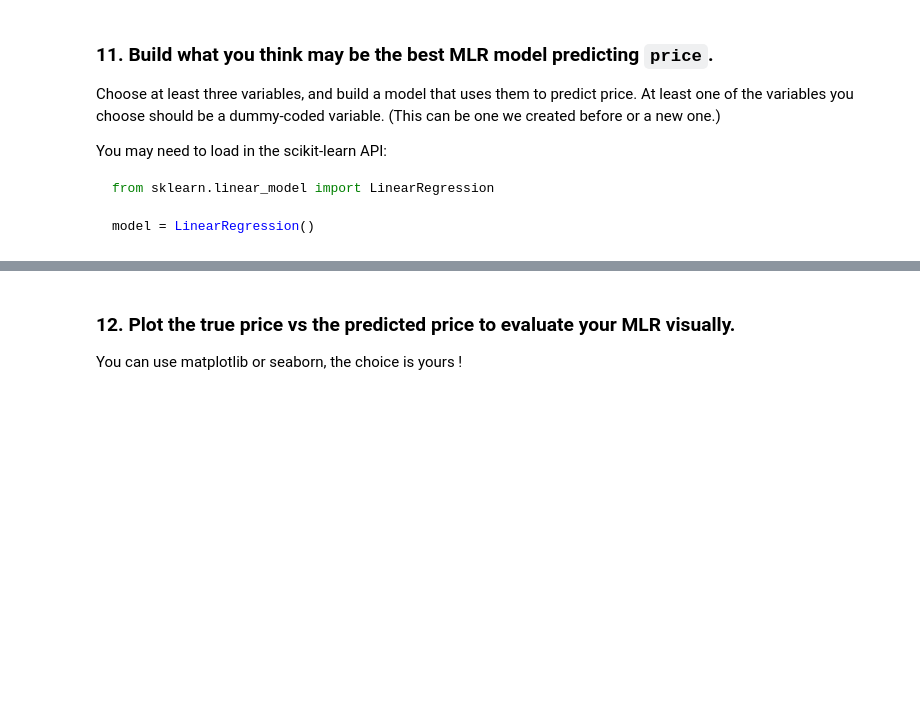
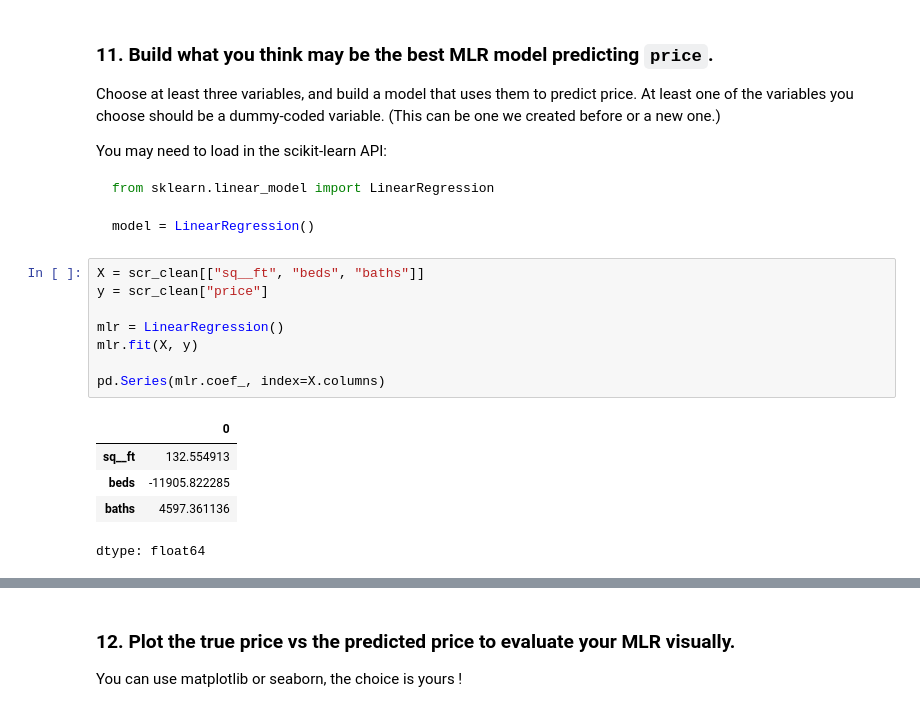
Before and after one commit to milena-seismo/DSB-Unit-03, a Jupyter notebook: labs/01 - Regression-Sacramento/lab-regression-sacramento-Milena Tomanović.ipynb, the cells around one changed output, grey strips where cells are left out. Cells and saved outputs as stored; diff of their text form; blank space fills up the shorter version.

````diff
--- a/labs/01 - Regression-Sacramento/lab-regression-sacramento-Milena Tomanović.ipynb
+++ b/labs/01 - Regression-Sacramento/lab-regression-sacramento-Milena Tomanović.ipynb
@@ -481,3 +481,17 @@ from sklearn.linear_model import LinearRegression
 
 model = LinearRegression()
 ```
+# %%
+X = scr_clean[["sq__ft", "beds", "baths"]]
+y = scr_clean["price"]
+
+mlr = LinearRegression()
+mlr.fit(X, y)
+
+pd.Series(mlr.coef_, index=X.columns)
+# %% [output]
+|  | 0 |
+| sq__ft | 132.554913 |
+| beds | -11905.822285 |
+| baths | 4597.361136 |
+dtype: float64
````
Also changed, not shown: parts of 3 cells of this notebook.
